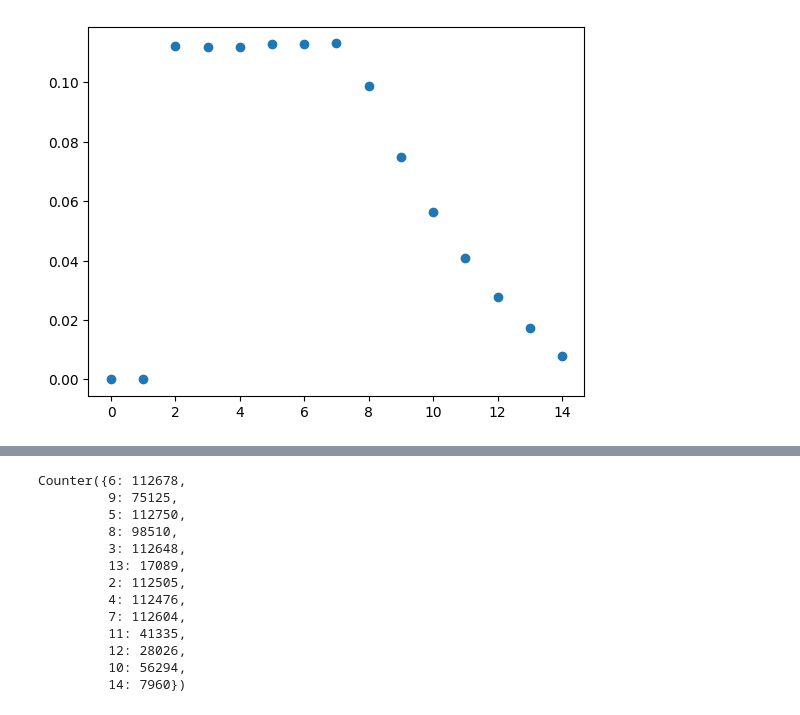
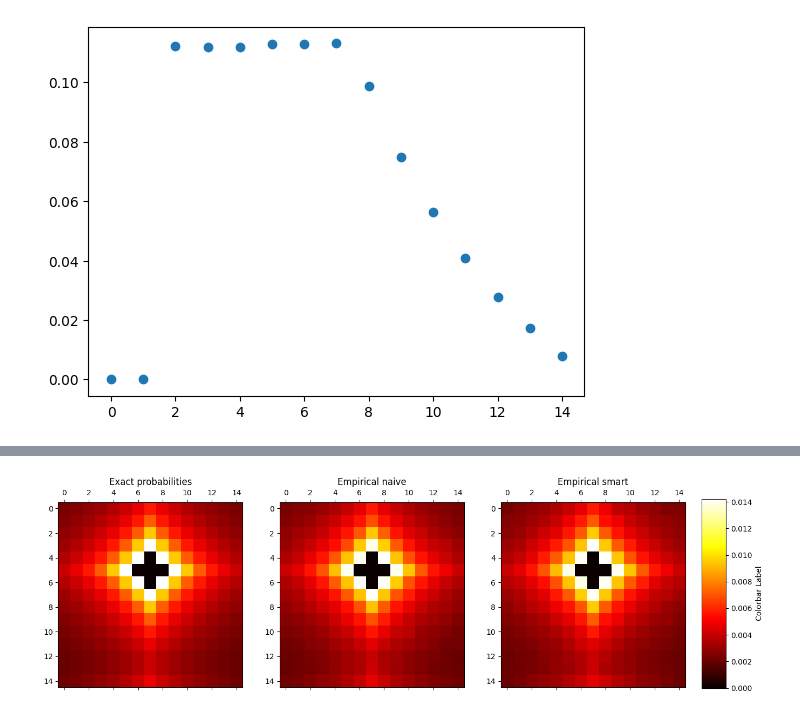
Before and after one commit to ricsi98/utvalasztas_verseny, a Jupyter notebook: smart_sampling.ipynb, the cells around one changed output, grey strips where cells are left out. Cells and saved outputs as stored; diff of their text form; code cells hidden in the pictures.

```diff
--- a/smart_sampling.ipynb
+++ b/smart_sampling.ipynb
@@ -184,16 +122,33 @@ Counter({5: 66606,
-# %%
-Counter(distances)
-# %% [output]
-Counter({6: 112678,
-         9: 75125,
-         5: 112750,
-         8: 98510,
-         3: 112648,
-         13: 17089,
-         2: 112505,
-         4: 112476,
-         7: 112604,
-         11: 41335,
-         12: 28026,
-         10: 56294,
-         14: 7960})
+# %%
+# common figure of exact and empirical matrices
+from matplotlib.colors import Normalize
+from matplotlib.colorbar import ColorbarBase
+
+
+fig, axs = plt.subplots(1, 3, figsize=(15, 5))
+axs[0].matshow(m, cmap='hot')
+axs[0].set_title("Exact probabilities")
+axs[1].matshow(empirical, cmap='hot')
+axs[1].set_title("Empirical naive")
+axs[2].matshow(empirical2, cmap='hot')
+axs[2].set_title("Empirical smart")
+
+vmin = min(m.min(), empirical.min(), empirical2.min())
+vmax = max(m.max(), empirical.max(), empirical2.max())
+
+# Create a normalization instance
+norm = Normalize(vmin=vmin, vmax=vmax)
+
+# Create a colorbar axes
+cax = fig.add_axes([0.92, 0.15, 0.03, 0.7])  # Adjust position and size as needed
+
+# Create the colorbar
+cb = ColorbarBase(cax, cmap='hot', norm=norm)
+
+# Add label to the colorbar if needed
+cb.set_label('Colorbar Label')
+
+plt.show()
+plt.show()
+# %% [output]
+[figure, added]
```
Also changed, not shown: parts of 5 cells of this notebook.
